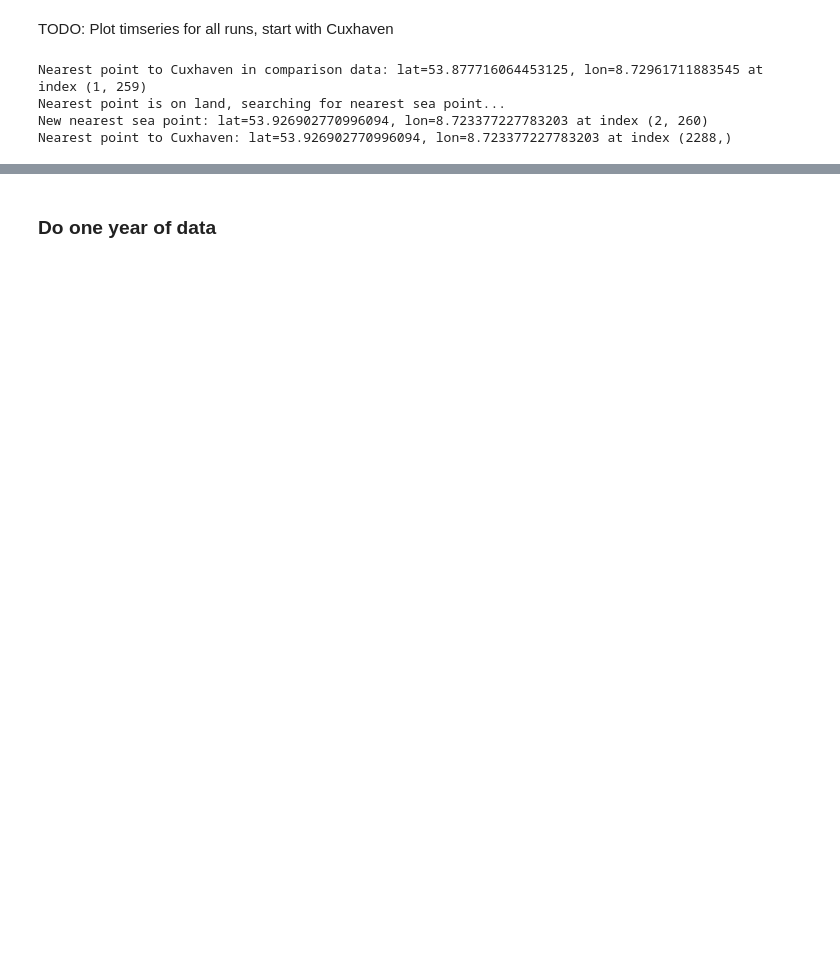
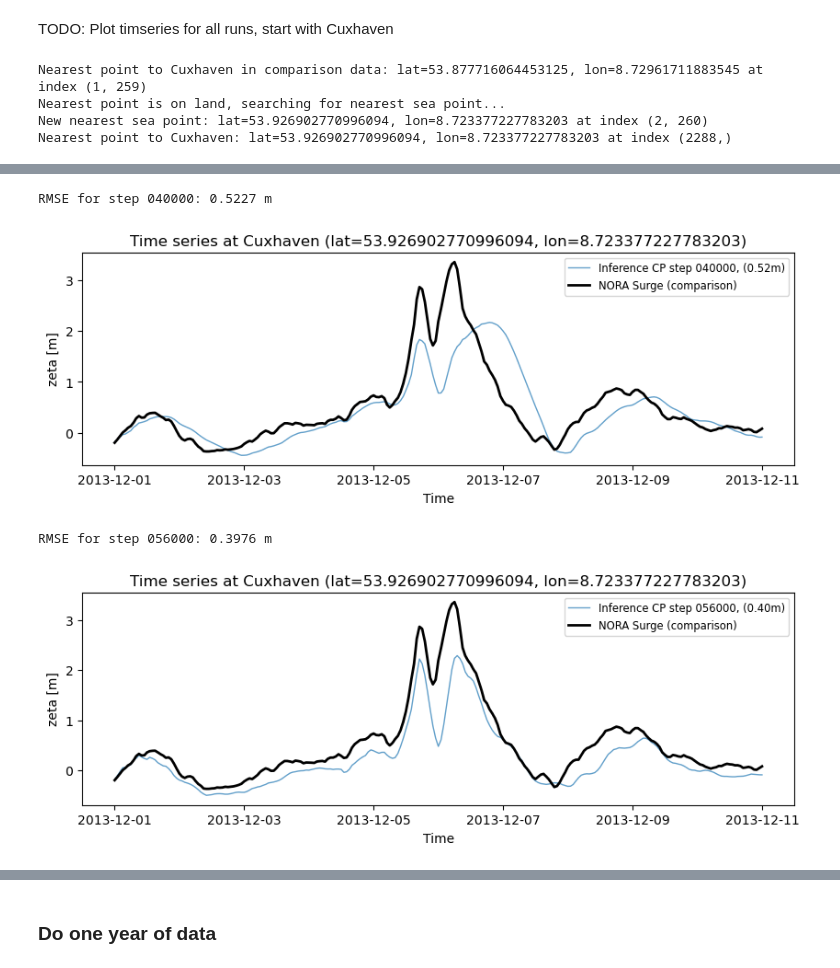
Before and after one commit to nilsmkMET/anemoi-stormsurge, a Jupyter notebook: notebooks/plot_netcdf.ipynb, the cells around one changed output, grey strips where cells are left out. Cells and saved outputs as stored; diff of their text form; code cells hidden in the pictures; blank space fills up the shorter version.

```diff
--- a/notebooks/plot_netcdf.ipynb
+++ b/notebooks/plot_netcdf.ipynb
@@ -14,15 +14,22 @@ read_one_case = False
 # %%
 if read_one_case:
     # Xaver case:
-    step = '073000'
-    ifile = f'/lustre/storeB/users/nilsmk/anemoi-datasets/output/longrun_10years/inference/xaver_2013-12-01_240h_step{step}.nc'
-    odir  = '/lustre/storeB/users/nilsmk/anemoi-datasets/output/longrun_10years/inference/figures/xaver_case'
+    step = '057000'
+    # ifile = f'/lustre/storeB/users/nilsmk/anemoi-datasets/output/longrun_10years/inference/xaver_2013-12-01_240h_step{step}.nc'
+    # odir  = '/lustre/storeB/users/nilsmk/anemoi-datasets/output/longrun_10years/inference/figures/xaver_case'
+    # ifile = f'/lustre/storeB/users/nilsmk/anemoi-datasets/output/longrun_10years_newgraph/inference/xaver_2013-12-01_240h_step{step}.nc'
+    # odir  = '/lustre/storeB/users/nilsmk/anemoi-datasets/output/longrun_10years_newgraph/inference/figures/xaver_case'
+    ifile = f'/lustre/storeB/users/nilsmk/anemoi-datasets/output/longrun_10years_newgraph_90s_uncorr/inference/xaver_2013-12-01_240h_step{step}.nc'
+    odir  = '/lustre/storeB/users/nilsmk/anemoi-datasets/output/longrun_10years_newgraph_90s_uncorr/inference/figures/xaver_case'
+    # ifile = f'/lustre/storeB/users/nilsmk/anemoi-datasets/output/longrun_10years_newgraph_90s_corrected/inference/xaver_2013-12-01_240h_step{step}.nc'
+    # odir  = '/lustre/storeB/users/nilsmk/anemoi-datasets/output/longrun_10years_newgraph_90s_corrected/inference/figures/xaver_case'
     prefix = f'step{step}_'
 else:
     odir = '/lustre/storeB/users/nilsmk/anemoi-datasets/output/longrun_10years/inference/figures/'
     # prefix = 'allruns2013_step112k_'
     prefix = 'allruns2013_step75k_'
 comparewith = '/lustre/storeB/users/nilsmk/stormrisk/nora3_v2/2013/ocean_his.nc'
+comparewith2 = '/lustre/storeB/users/nilsmk/stormrisk/nora3_v2_corrected/2013/ocean_his.nc'
 # %%
 # Create odir if it does not exist
 import os
@@ -208,22 +227,28 @@ Processing file: /lustre/storeB/users/nilsmk/anemoi-datasets/output/longrun_10ye
 # %%
-# # Plot the two time series
-# for file in ifiles:
-#     fig, ax = plt.subplots(figsize=(10, 5))
-#     nc = xr.open_dataset(file)
-#     zeta = nc.zeta
-#     time = nc.time
-#     # Calculate RMSE for this time series compared to the comparison data
-#     zeta_c_series = zeta_c[time_indices, min_index_c[0], min_index_c[1]].values
-#     zeta_series = zeta[:, min_index[0]].values
-#     rmse = np.sqrt(np.mean((zeta_series - zeta_c_series)**2))
-#     print(f'RMSE for step {file[-9:-3]}: {rmse:.4f} m')
-#     ax.plot(time, zeta[:, min_index[0]], label=f'Inference CP step {file[-9:-3]}, ({rmse:.2f}m)', lw=1, alpha=0.7)
-#     # Plot the comparison data time series
-#     ax.plot(time_c[time_indices], zeta_c[time_indices, min_index_c[0], min_index_c[1]], label='NORA Surge (comparison)', lw=2, color='k')
-#     ax.set_title(f'Time series at {staname} (lat={sta_lat}, lon={sta_lon})')
-#     ax.set_xlabel('Time')
-#     ax.set_ylabel('zeta [m]')
-#     ax.legend(fontsize='small')
-#     # plt.savefig(os.path.join(odir, f'{prefix}zeta_timeseries_{staname}.png'), dpi=100)
-#     plt.show()
+if True:
+    # Plot the individual time series
+    for file in ifiles:
+        fig, ax = plt.subplots(figsize=(10, 3))
+        nc = xr.open_dataset(file)
+        zeta = nc.zeta
+        time = nc.time
+        # Calculate RMSE for this time series compared to the comparison data
+        zeta_c_series = zeta_c[time_indices, min_index_c[0], min_index_c[1]].values
+        zeta_series = zeta[:, min_index[0]].values
+        rmse = np.sqrt(np.mean((zeta_series - zeta_c_series)**2))
+        print(f'RMSE for step {file[-9:-3]}: {rmse:.4f} m')
+        ax.plot(time, zeta[:, min_index[0]], label=f'Inference CP step {file[-9:-3]}, ({rmse:.2f}m)', lw=1, alpha=0.7)
+        # Plot the comparison data time series
+        ax.plot(time_c[time_indices], zeta_c[time_indices, min_index_c[0], min_index_c[1]], label='NORA Surge (comparison)', lw=2, color='k')
+        ax.set_title(f'Time series at {staname} (lat={sta_lat}, lon={sta_lon})')
+        ax.set_xlabel('Time')
+        ax.set_ylabel('zeta [m]')
+        ax.legend(fontsize='small')
+        # plt.savefig(os.path.join(odir, f'{prefix}zeta_timeseries_{staname}.png'), dpi=100)
+        plt.show()
+# %% [output]
+RMSE for step 040000: 0.5227 m
+[figure, added]
+RMSE for step 056000: 0.3976 m
+[figure, added]
 # %%
```
Also changed, not shown: parts of 18 cells of this notebook, 11 other files.
